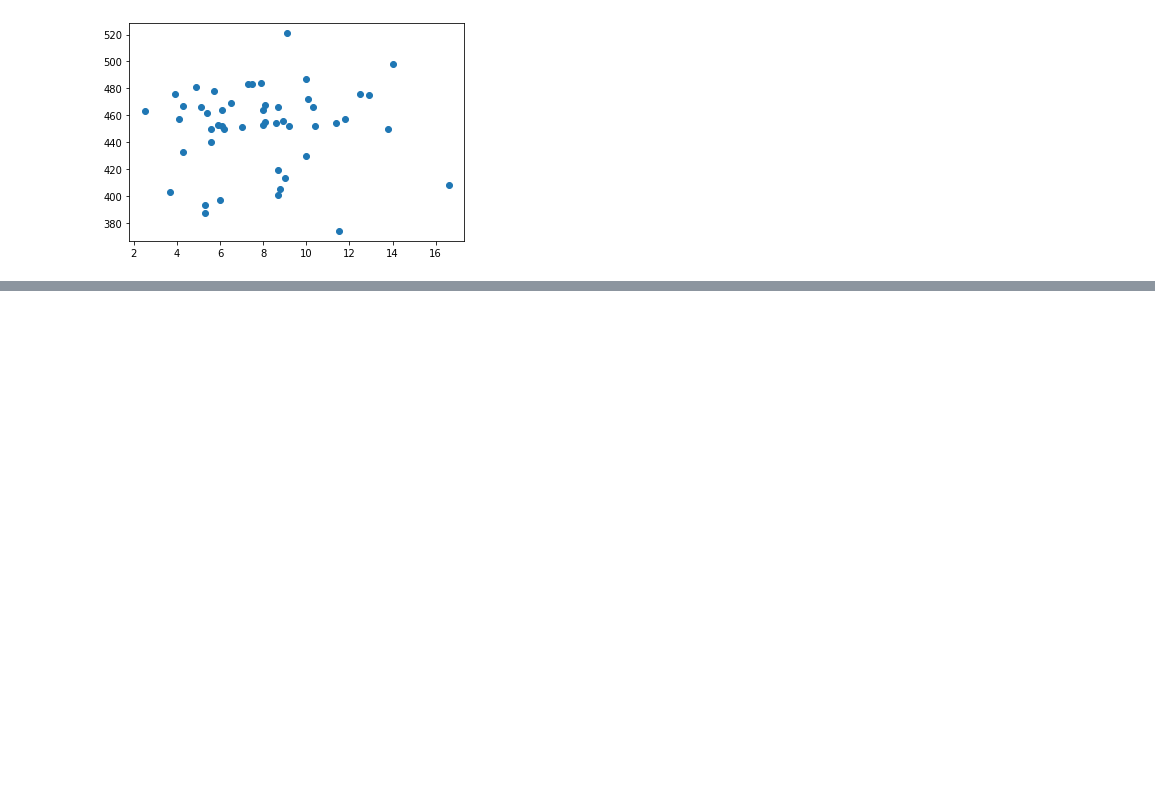
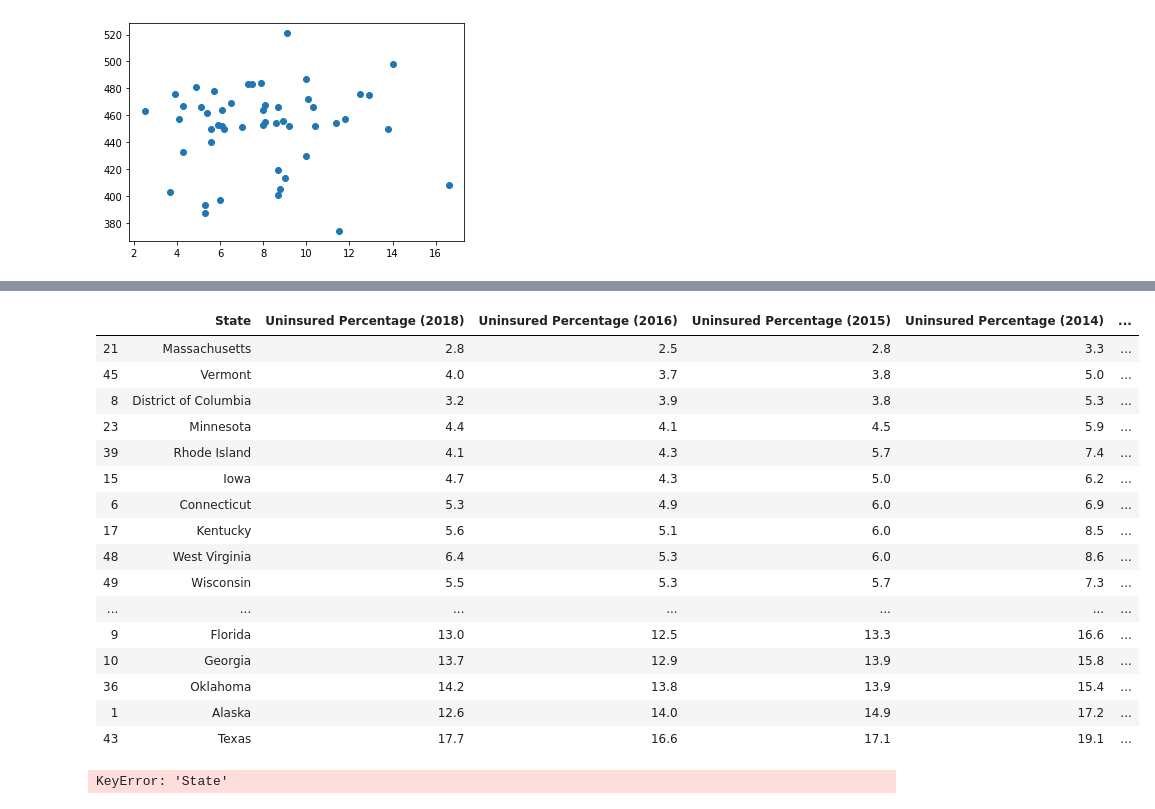
Before and after one commit to settinge/Cancer-and-Nonbiological-Variables, a Jupyter notebook: Cancer Comparisons Final.ipynb, the cells around one changed output, grey strips where cells are left out. Saved outputs shown, nothing was run; the diff lists cells and outputs as text; code cells hidden in the pictures; blank space fills up the shorter version.

```diff
--- a/Cancer Comparisons Final.ipynb
+++ b/Cancer Comparisons Final.ipynb
@@ -200,0 +185,36 @@ The pearson correlation between both factors is -0.08
+# %%
+#max values
+
+health_insurance_extremes = uninsured_rates_no_Hawaii.sort_values("Uninsured Percentage (2016)")
+health_insurance_extremes.head(10)
+health_insurance_extremes.tail(10)
+health_insurance_extremes_final = pd.concat([health_insurance_extremes.head(10),health_insurance_extremes.tail(10)])
+health_insurance_extremes_final
+
+# cx= bx.sort_values("Cancer Death_per_hundred_cancer_patient")
+# cx.head(10)
+# cx.tail(10)
+# dx = pd.concat([cx.head(10),cx.tail(10)])
+# dx
+# %% [output]
+|  | State | Uninsured Percentage (2018) | Uninsured Percentage (2016) | Uninsured Percentage (2015) | Uninsured Percentage (2014) | ... |
+| 21 | Massachusetts | 2.8 | 2.5 | 2.8 | 3.3 | ... |
+| 45 | Vermont | 4.0 | 3.7 | 3.8 | 5.0 | ... |
+| 8 | District of Columbia | 3.2 | 3.9 | 3.8 | 5.3 | ... |
+| 23 | Minnesota | 4.4 | 4.1 | 4.5 | 5.9 | ... |
+| 39 | Rhode Island | 4.1 | 4.3 | 5.7 | 7.4 | ... |
+| 15 | Iowa | 4.7 | 4.3 | 5.0 | 6.2 | ... |
+| 6 | Connecticut | 5.3 | 4.9 | 6.0 | 6.9 | ... |
+| 17 | Kentucky | 5.6 | 5.1 | 6.0 | 8.5 | ... |
+| 48 | West Virginia | 6.4 | 5.3 | 6.0 | 8.6 | ... |
+| 49 | Wisconsin | 5.5 | 5.3 | 5.7 | 7.3 | ... |
+| ... | ... | ... | ... | ... | ... | ... |
+| 9 | Florida | 13.0 | 12.5 | 13.3 | 16.6 | ... |
+| 10 | Georgia | 13.7 | 12.9 | 13.9 | 15.8 | ... |
+| 36 | Oklahoma | 14.2 | 13.8 | 13.9 | 15.4 | ... |
+| 1 | Alaska | 12.6 | 14.0 | 14.9 | 17.2 | ... |
+| 43 | Texas | 17.7 | 16.6 | 17.1 | 19.1 | ... |
+# %%
+joined_health_insurance_extremes = pd.merge(health_insurance_extremes_final, cancer_death_rate, on = "State")
+# %% [output]
+KeyError: 'State'
```
Also changed, not shown: parts of 6 cells of this notebook, 1 other file.
